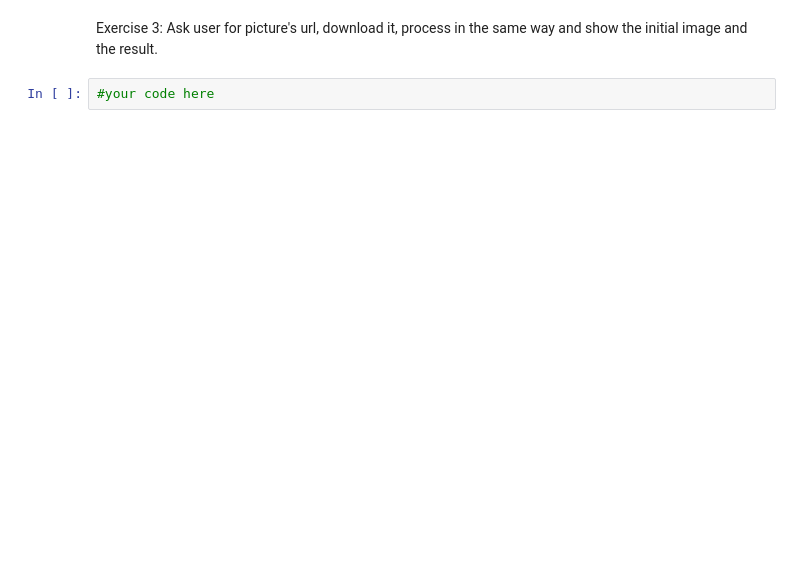
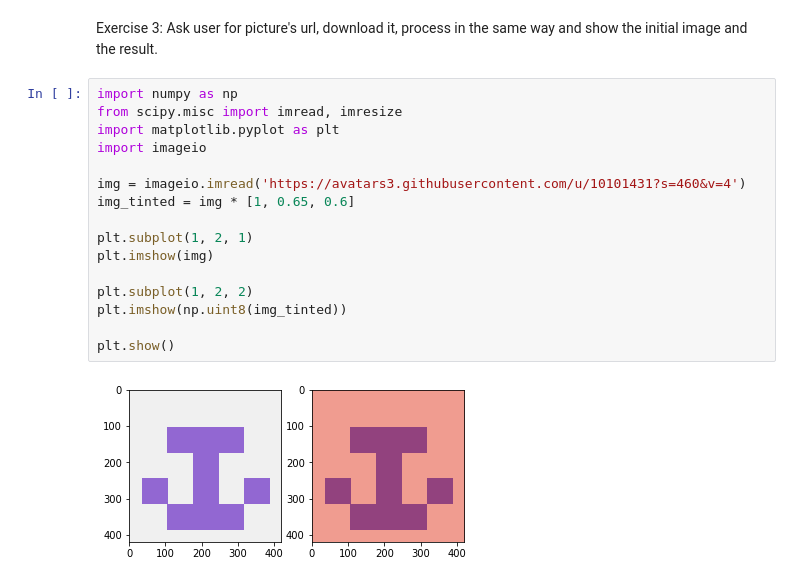
Before and after one commit to rulezzzz08/PythonScientificStackTutorial, a Jupyter notebook: Introduction to Python scientific stack.ipynb, the cells around one changed output. Saved outputs shown, nothing was run; the diff lists cells and outputs as text; blank space fills up the shorter version.

```diff
--- a/Introduction to Python scientific stack.ipynb
+++ b/Introduction to Python scientific stack.ipynb
@@ -895,4 +1034,20 @@ plt.show()
 # %% [markdown]
 Exercise 3: Ask user for picture's url, download it, process in the same way and show the initial image and the result.
-# %%
-#your code here
+# %%
+import numpy as np
+from scipy.misc import imread, imresize
+import matplotlib.pyplot as plt
+import imageio
+
+img = imageio.imread('https://avatars3.githubusercontent.com/u/10101431?s=460&v=4')
+img_tinted = img * [1, 0.65, 0.6]
+
+plt.subplot(1, 2, 1)
+plt.imshow(img)
+
+plt.subplot(1, 2, 2)
+plt.imshow(np.uint8(img_tinted))
+
+plt.show()
+# %% [output]
+[figure, added]
```
Also changed, not shown: parts of 23 cells of this notebook.
